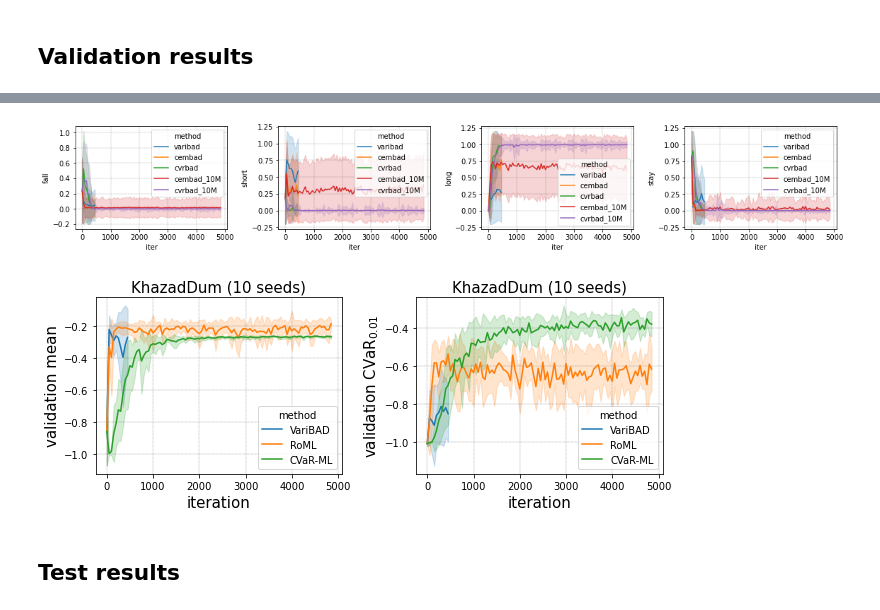
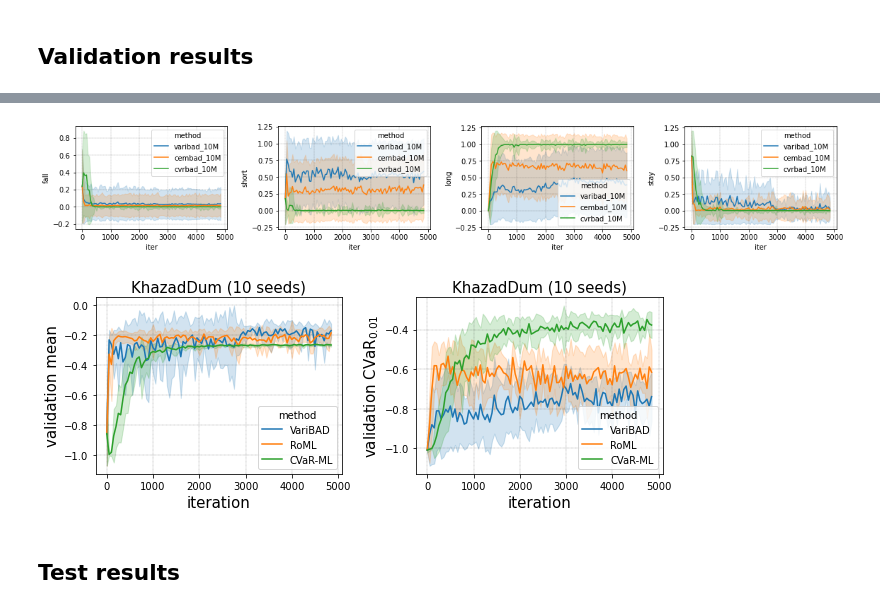
Before and after one commit to ido90/RobustMetaRL, a Jupyter notebook: KhazadDum_Long.ipynb, the cells around one changed output, grey strips where cells are left out. Drawn from its saved outputs; the diff is of its cells as text; code cells hidden in the pictures.

Commit message:
KD_long updated notebook

```diff
--- a/KhazadDum_Long.ipynb
+++ b/KhazadDum_Long.ipynb
@@ -27,7 +27,7 @@ ENV_NAME = 'KhazadDum-v0'
 TITLE = ENV_NAME[:-3]
 ENV_SHORT = 'kd'
 TASKS = ('noise',)
-METHODS = ('varibad', 'cembad', 'cvrbad', 'cembad_10M', 'cvrbad_10M')
+METHODS = ('varibad_10M', 'cembad_10M', 'cvrbad_10M')
 SEEDS = list(range(10))
 ALPHA = 0.01
 # %% [markdown]
@@ -108,19 +108,19 @@ for k in keys:
     a += 1
 plt.tight_layout();
 # %% [output]
-[figure, old version]
+[figure, new version]
 # %%
-nm_map = dict(varibad='VariBAD', cembad_10M='RoML', cvrbad_10M='CVaR-ML')  # varibad_10M
+nm_map = dict(varibad_10M='VariBAD', cembad_10M='RoML', cvrbad_10M='CVaR-ML')
 
 dm = ddm[ddm.method.isin(nm_map.keys())].copy()
 dc = ddc[ddc.method.isin(nm_map.keys())].copy()
 dm['method'] = [nm_map[m] for m in dm.method]
 dc['method'] = [nm_map[m] for m in dc.method]
 
 axs = analysis.show_validation_results_over_seeds(dm, dc, ALPHA, TITLE, axsize=(4.5,3.5))
-plt.savefig(f'outputs/{save}_long_valid', bbox_inches='tight', dpi=300);
+plt.savefig(f'outputs/kd_long_valid', bbox_inches='tight', dpi=300);
 # %% [output]
-[figure, old version]
+[figure, new version]
 # %% [markdown]
 ## Test results
 # %%
```
Also changed, not shown: parts of 8 cells of this notebook.
